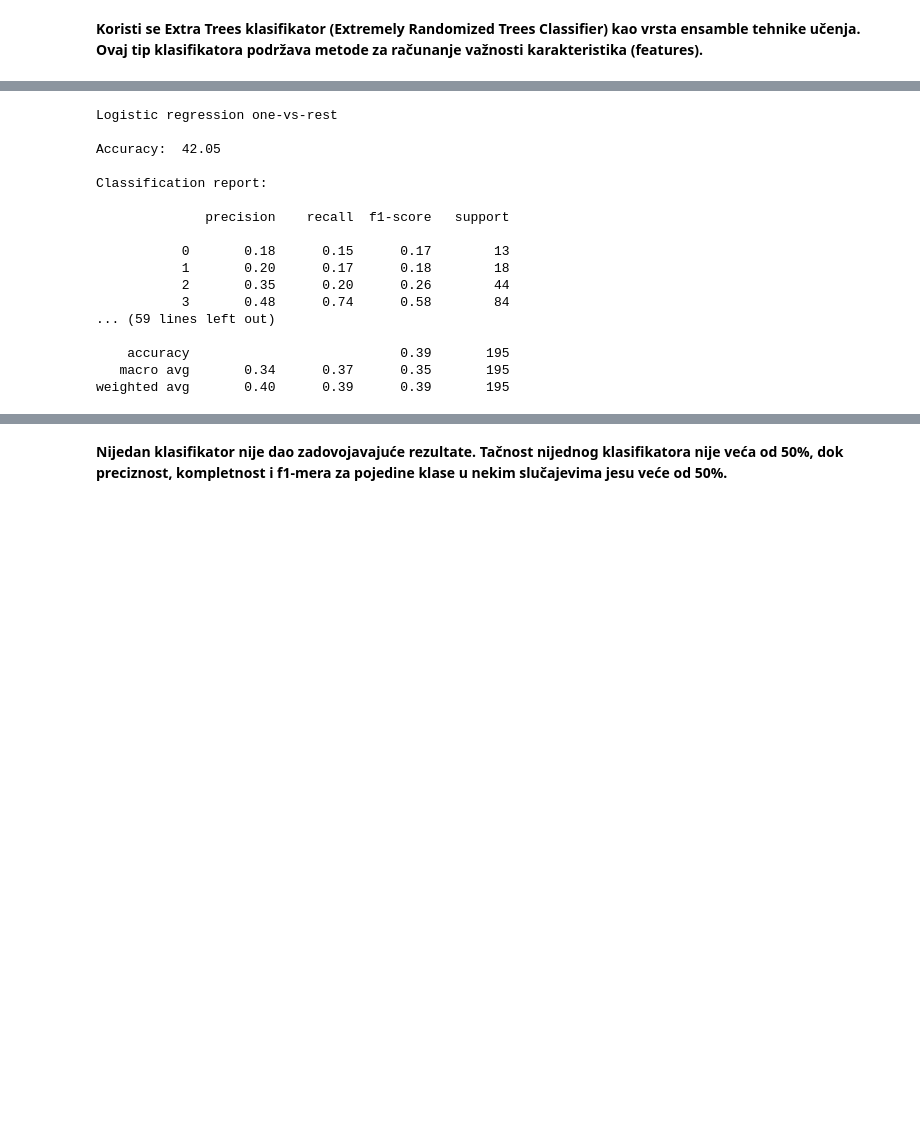
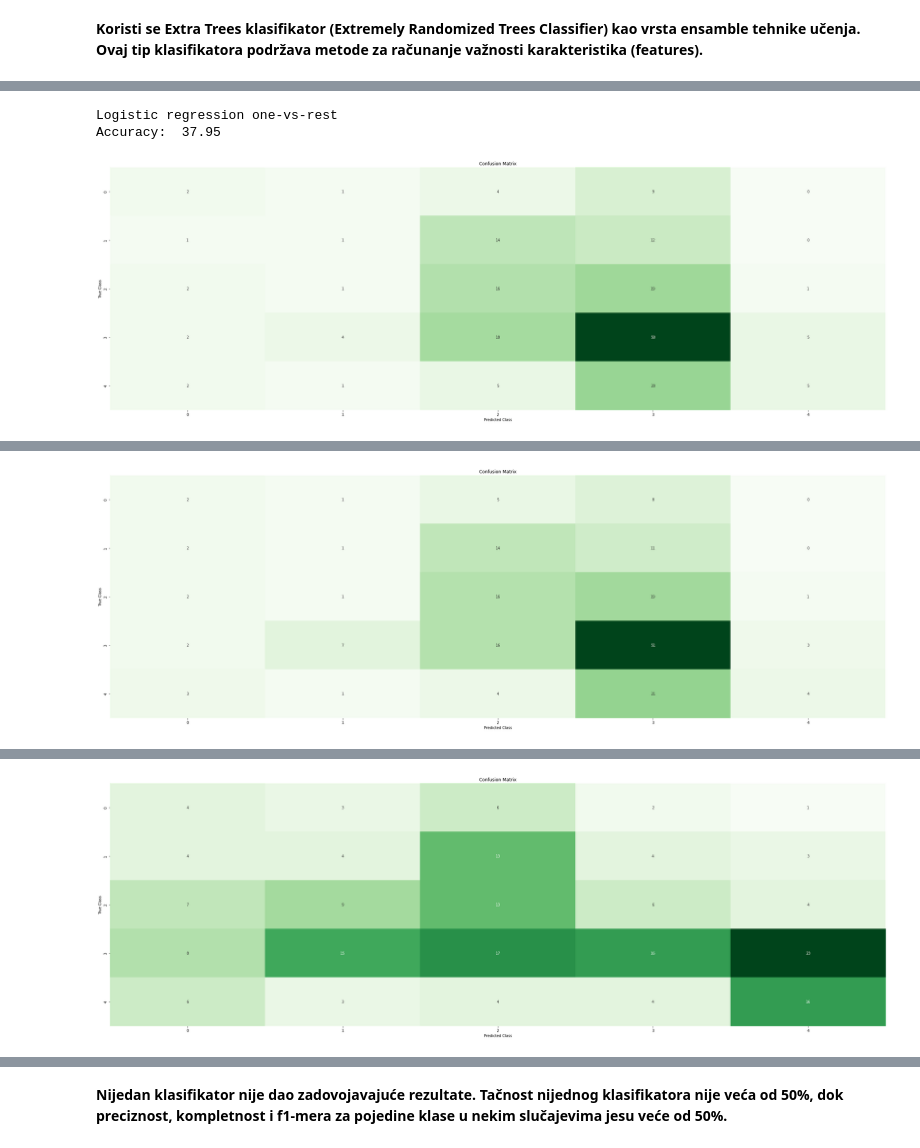
Before and after one commit to ilija447/machine-learning-1, a Jupyter notebook: Masinsko-ucenje-Projekat-I.ipynb, the cells around one changed output, grey strips where cells are left out. Cells and saved outputs as stored; diff of their text form; code cells hidden in the pictures; blank space fills up the shorter version.

```diff
--- a/Masinsko-ucenje-Projekat-I.ipynb
+++ b/Masinsko-ucenje-Projekat-I.ipynb
@@ -1042,62 +1066,40 @@ X_train_reduced,X_test_reduced,y_train_reduced,y_test_reduced=train_test_split(X
 # %%
 logistic_regression_reduced_ovr = LogisticRegression(random_state=0, multi_class="ovr")
 model = logistic_regression_reduced_ovr.fit(X_train_reduced, y_train_reduced)
 y_pred_reduced=logistic_regression_reduced_ovr.predict(X_test_reduced)
-accuracy_LR_reduced_ovr = accuracy_score(y_test_reduced, y_pred_reduced)
-print("Logistic regression one-vs-rest\n")
-print("Accuracy: ", "%.2f" % (accuracy_LR_reduced_ovr*100))
-from sklearn.metrics import confusion_matrix
-class_names=[0,1,2,3,4]
-print("\nClassification report:\n")
-target_names = ['0', '1','2','3','4']
-print(classification_report(y_test_reduced, y_pred_reduced, target_names=target_names))
+print("Logistic regression one-vs-rest")
+accuracy_LR_reduced_ovr = get_prediction_report(y_test_reduced, y_pred_reduced)
 
 logistic_regression_reduced_multi = LogisticRegression(random_state=0, multi_class="multinomial")
 model = logistic_regression_reduced_multi.fit(X_train_reduced, y_train_reduced)
 y_pred_reduced=logistic_regression_reduced_multi.predict(X_test_reduced)
-accuracy_LR_ovr_multi_reduced = accuracy_score(y_test_reduced, y_pred_reduced)
-print("Logistic regression one-vs-rest\n")
-print("Accuracy: ", "%.2f" % (accuracy_LR_ovr_multi_reduced*100))
-print("\nClassification report:\n")
-target_names = ['0', '1','2','3','4']
-print(classification_report(y_test_reduced, y_pred_reduced, target_names=target_names))
+print("Logistic regression multinominal")
+accuracy_LR_ovr_multi_reduced = get_prediction_report(y_test_reduced, y_pred_reduced)
+
 logistic_regression_reduced_bal = LogisticRegression(random_state=0, class_weight='balanced')
 model = logistic_regression_reduced_bal.fit(X_train_reduced, y_train_reduced)
 y_pred_reduced=logistic_regression_reduced_bal.predict(X_test_reduced)
-accuracy_LR_ovr_bal_red = accuracy_score(y_test_reduced, y_pred_reduced)
-print("Logistic regression one-vs-rest\n")
-print("Accuracy: ", "%.2f" % (accuracy_LR_ovr_bal_red*100))
-print("\nClassification report:\n")
-target_names = ['0', '1','2','3','4']
-print(classification_report(y_test_reduced, y_pred_reduced, target_names=target_names))
-
+print("Logistic regression balanced")
+accuracy_LR_ovr_bal_red = get_prediction_report(y_test_reduced, y_pred_reduced)
 
 abc_red = AdaBoostClassifier(n_estimators=100)
 model = abc_red.fit(X_train_reduced, y_train_reduced)
 y_pred_reduced=abc_red.predict(X_test_reduced)
-print("Ada boost classifier:\n")
-print("Cross-validation score - accuracy:\n")
-print(cross_val_score(forest, X, y, scoring='accuracy'))
-accuracy_boost_reduced = accuracy_score(y_test_reduced, y_pred_reduced)
-print("\nAccuracy: ", "%.2f" % (accuracy_boost_reduced*100))
-print("\nClassification report:\n")
-target_names = ['0', '1','2','3','4']
-print(classification_report(y_test_reduced, y_pred_reduced, target_names=target_names))
+print("Ada boost classifier")
+accuracy_boost_reduced = get_prediction_report(y_test_reduced, y_pred_reduced)
+
+svc_rbf_red= SVC(kernel='rbf',random_state=0)
+svc_rbf_red.fit(X_train_reduced, y_train_reduced)
+y_pred_reduced=svc_rbf_red.predict(X_test_reduced)
+print("Support vector machine rbf")
+accuracy_svcRBF_red = get_prediction_report(y_test_reduced, y_pred_reduced)
+
+radnom_forest = RandomForestClassifier()
+radnom_forest.fit(X_train_reduced, y_train_reduced)
+y_pred_reduced=radnom_forest.predict(X_test_reduced)
+print("Random forest")
+accuracy_RFC_red = get_prediction_report(y_test_reduced, y_pred_reduced)
 # %% [output]
 Logistic regression one-vs-rest
-
-Accuracy:  42.05
-
-Classification report:
-
-              precision    recall  f1-score   support
-
-           0       0.18      0.15      0.17        13
-           1       0.20      0.17      0.18        18
-           2       0.35      0.20      0.26        44
-           3       0.48      0.74      0.58        84
-... (59 lines left out)
-
-    accuracy                           0.39       195
-   macro avg       0.34      0.37      0.35       195
-weighted avg       0.40      0.39      0.39       195
+Accuracy:  37.95
+[figure, added]
@@ -1103,0 +1122 @@ weighted avg       0.40      0.39      0.39       195
+[figure, added]
@@ -1103,0 +1139 @@ weighted avg       0.40      0.39      0.39       195
+[figure, added]
```
Also changed, not shown: parts of 24 cells of this notebook.
